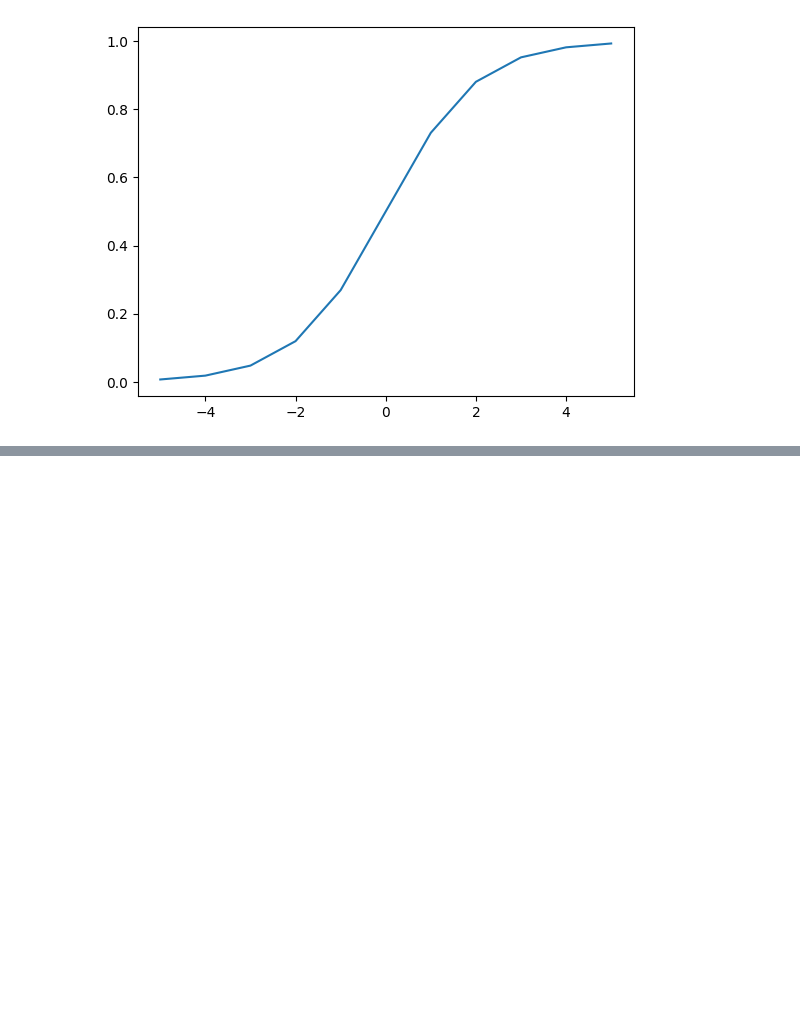
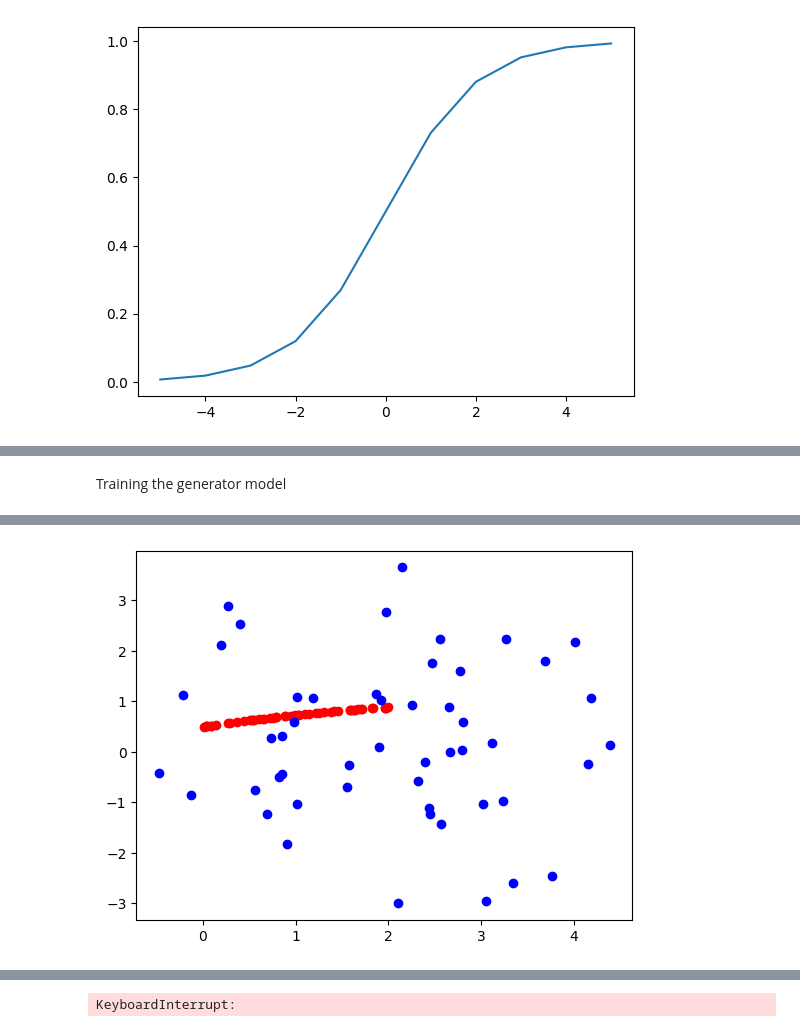
Before and after one commit to mahekchandak/comic-GAN, a Jupyter notebook: 1_DGANs.ipynb, the cells around one changed output, grey strips where cells are left out. Drawn from its saved outputs; the diff is of its cells as text; code cells hidden in the pictures; blank space fills up the shorter version.

```diff
--- a/1_DGANs.ipynb
+++ b/1_DGANs.ipynb
@@ -19,0 +118,19 @@ from numpy.ranodm import rand
+# %%
+def generate_latent_points(latent_dims,n):
+  x_input=randn(n*latent_dims)
+  x_input=x_input.reshape(n,latent_dims)
+  return x_input
+
+def generate_fake_input(generator,latent_dims,n):
+  x_input=generate_latent_points(latent_dims,n)
+  # print(x_input)
+  X=generator.predict(x_input)
+  y=np.zeros((n,1))
+  # print(X)
+  # plt.scatter(X[:,0],X[:,1])
+  # plt.show()
+  return X,y
+# %%
+latent_dim=5
+model_gen=define_generator(latent_dim)
+xin,yin=generate_fake_input(model_gen,latent_dim,100)
@@ -19,0 +155,42 @@ from numpy.ranodm import rand
+# %% [markdown]
+Training the generator model
+# %%
+
+def gan(gen,disc,n_batch=128):
+  model=Sequential()
+  model.add(gen)
+  model.add(disc)
+  # x_real,y_real=generate_real_samples(n_batch)
+  # x_fake,y_fake=generate_fake_input(gen,latent_dim,n_batch)
+  # disc.compile(optimizer='adam',loss='binary_crossentropy')
+  # disc.train_on_batch(x_real,y_real)
+  # disc.train_on_batch(x_fake,y_fake)
+  disc.trainable=False
+  model.compile(optimizer='adam',loss='binary_crossentropy')
+  return model
+
+
+def train_gan(gan,gen,disc,latent_dim,epoch=10000,n_batch=128,n_epoch=1000):
+  for i in range(epoch):
+    x_r,y_r=generate_real_samples(n_batch)
+    x_f,y_f=generate_fake_input(gen,latent_dim,n_batch)
+    # disc.compile(optimizer='adam',loss='binary_crossentropy')
+    disc.train_on_batch(x_r,y_r)
+    disc.train_on_batch(x_f,y_f)
+    x_gan=generate_latent_points(latent_dim,n_batch)
+    y_gan=np.ones((n_batch,1))
+    gan.train_on_batch(x_gan,y_gan)
+    r_acc=disc.evaluate(x_r,y_r,verbose=0)
+    f_acc=disc.evaluate(x_f,y_f,verbose=0)
+    if((i+1)%n_epoch==0):
+      r_acc=disc.evaluate(x_r,y_r,verbose=0)
+      f_acc=disc.evaluate(x_f,y_f,verbose=0)
+      plt.scatter(x_r[:,0],x_r[:,1],color='red')
+      plt.scatter(x_f[:,0],x_f[:,1],color='blue')
+      plt.show()
+      print(i,r_acc,f_acc)
+
+gan=gan(model_gen,model)
+utils.plot_model(gan,to_file="generator_plot.png",show_shapes=True,show_layer_names=True)
+train_gan(gan,model_gen,model,latent_dim,epoch=1000,n_epoch=200,n_batch=50)
+# %% [output]
@@ -19,0 +214 @@ from numpy.ranodm import rand
+[figure, added]
@@ -19,0 +232 @@ from numpy.ranodm import rand
+KeyboardInterrupt:
```
Also changed, not shown: parts of 11 cells of this notebook.
